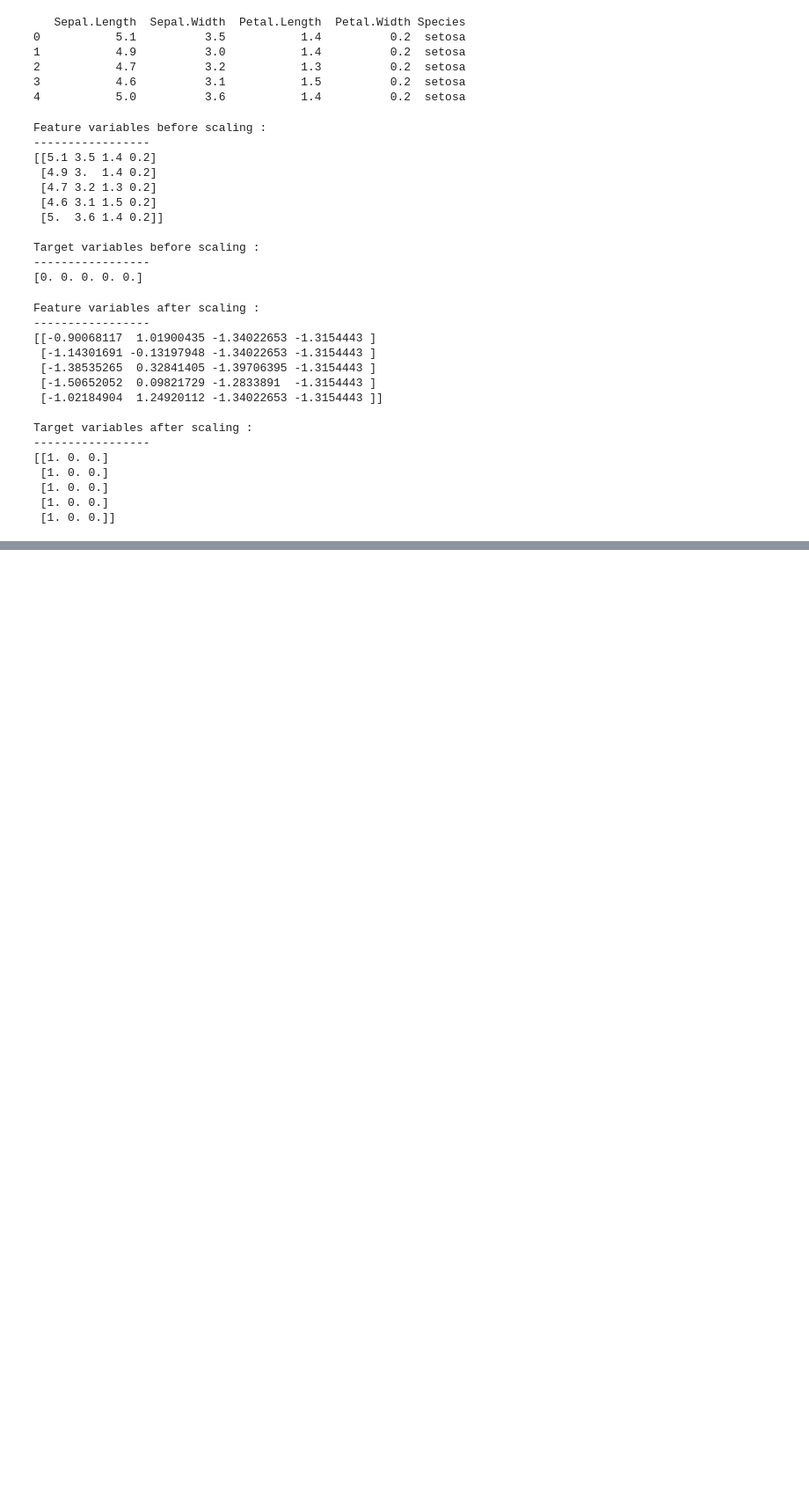
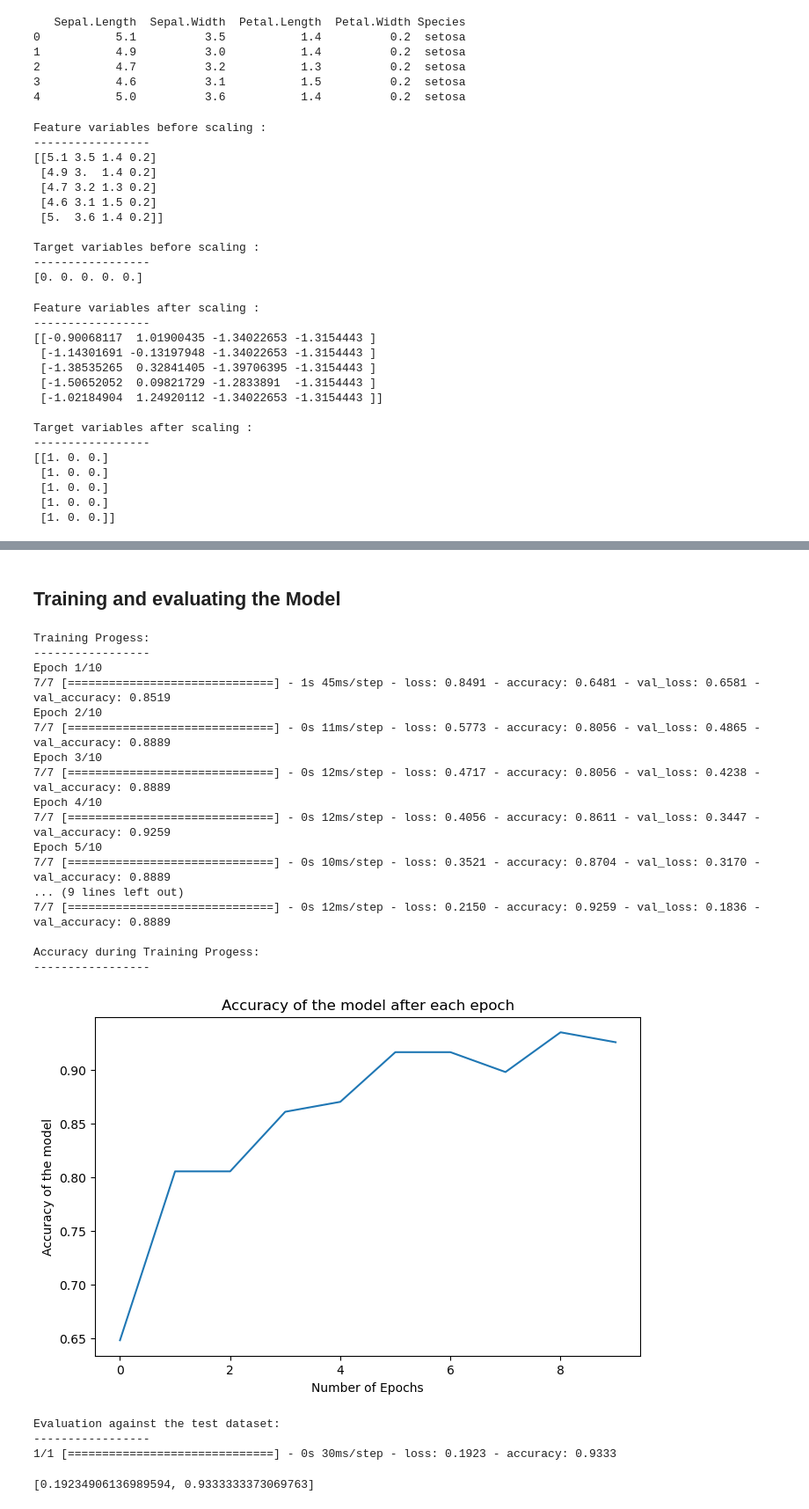
Before and after one commit to vikrant-github/Deep-Learning-Getting-Started, a Jupyter notebook: 01-Iris-Deep-Learning-Classification-Example.ipynb, the cells around one changed output, grey strips where cells are left out. Shown at 88% size. Drawn from its saved outputs; the diff is of its cells as text; code cells hidden in the pictures; blank space fills up the shorter version.

Commit message:
01_Iris_DeepLearningClassification_Train_Eval_Save

```diff
--- a/01-Iris-Deep-Learning-Classification-Example.ipynb
+++ b/01-Iris-Deep-Learning-Classification-Example.ipynb
@@ -104,0 +146,61 @@ Train Test Dimentions :
+# %% [markdown]
+## Training and evaluating the Model
+# %%
+# Making it versbose to view the progress
+VERBOSE = 1
+
+# Setting up Hyper Parameters for training
+
+# Set Batch Size
+BATCH_SIZE = 16
+
+#Set number of epochs
+EPOCHS = 10
+
+#Set validation split. 20% of the training data will be used for validation after each epoch
+VALIDATION_SPLIT = 0.2
+
+print("\nTraining Progess: \n-----------------")
+
+#Fit the model. This will perform the entire training cycle, including forward propagation, loss computation, backpropagation
+#and gradient descent.
+# Execute for the specified batch sizes and epoch
+# Perform validation after each epoch
+history = model.fit(X_train, Y_train, batch_size=BATCH_SIZE, epochs=EPOCHS, verbose=VERBOSE, validation_split=VALIDATION_SPLIT)
+
+print("\nAccuracy during Training Progess: \n-----------------")
+import matplotlib.pyplot as plt
+
+# Plot accuracy of the model after each epoch
+pd.DataFrame(history.history)['accuracy'].plot(figsize=(8, 5))
+plt.title("Accuracy of the model after each epoch")
+plt.xlabel("Number of Epochs")
+plt.ylabel("Accuracy of the model")
+plt.show()
+
+#Evaluate the model against the test dataset and print the results
+print("\nEvaluation against the test dataset: \n-----------------")
+model.evaluate(X_test, Y_test)
+# %% [output]
+Training Progess:
+-----------------
+Epoch 1/10
+7/7 [==============================] - 1s 45ms/step - loss: 0.8491 - accuracy: 0.6481 - val_loss: 0.6581 - val_accuracy: 0.8519
+Epoch 2/10
+7/7 [==============================] - 0s 11ms/step - loss: 0.5773 - accuracy: 0.8056 - val_loss: 0.4865 - val_accuracy: 0.8889
+Epoch 3/10
+7/7 [==============================] - 0s 12ms/step - loss: 0.4717 - accuracy: 0.8056 - val_loss: 0.4238 - val_accuracy: 0.8889
+Epoch 4/10
+7/7 [==============================] - 0s 12ms/step - loss: 0.4056 - accuracy: 0.8611 - val_loss: 0.3447 - val_accuracy: 0.9259
+Epoch 5/10
+7/7 [==============================] - 0s 10ms/step - loss: 0.3521 - accuracy: 0.8704 - val_loss: 0.3170 - val_accuracy: 0.8889
+... (9 lines left out)
+7/7 [==============================] - 0s 12ms/step - loss: 0.2150 - accuracy: 0.9259 - val_loss: 0.1836 - val_accuracy: 0.8889
+
+Accuracy during Training Progess:
+-----------------
+[figure, added]
+Evaluation against the test dataset:
+-----------------
+1/1 [==============================] - 0s 30ms/step - loss: 0.1923 - accuracy: 0.9333
+[0.19234906136989594, 0.9333333373069763]
```
Also changed, not shown: parts of 6 cells of this notebook, 4 other files.
